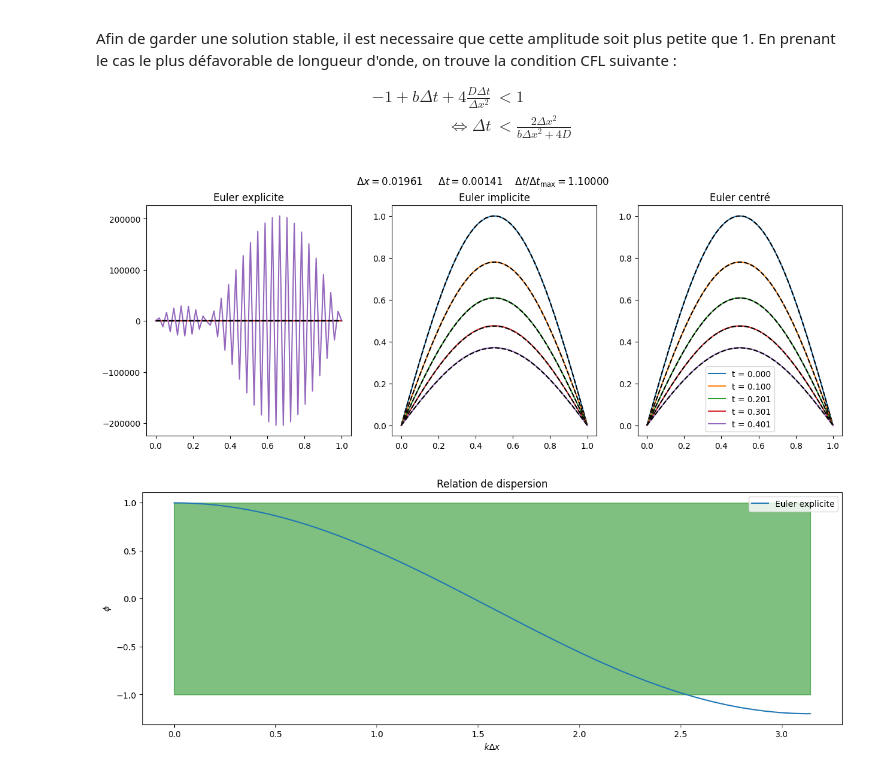
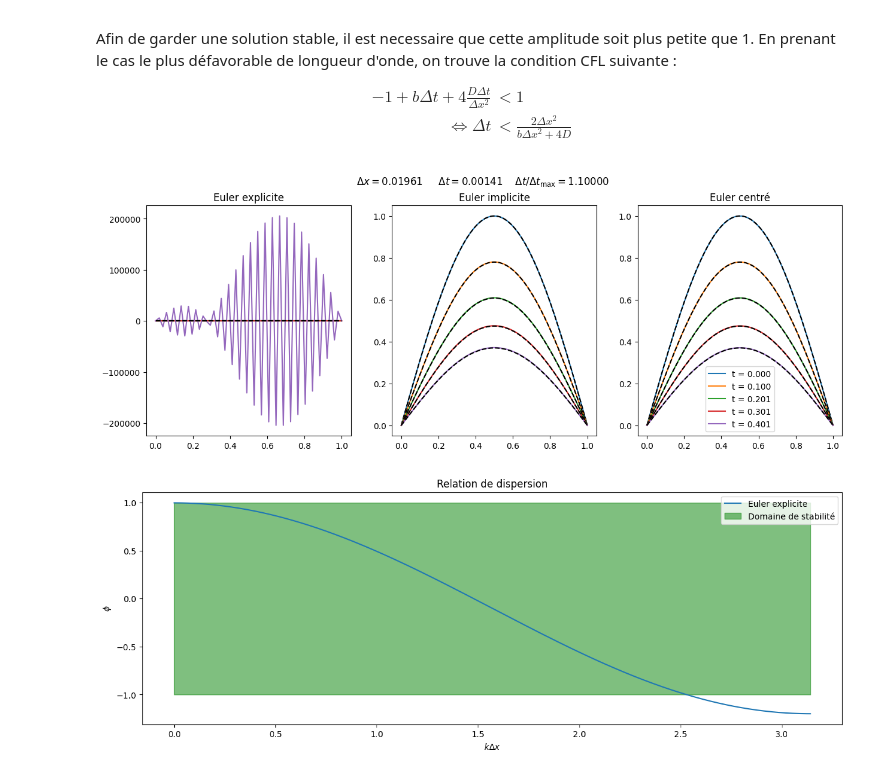
Before and after one commit to sablonl/LPHYS1303-Notebooks, a Jupyter notebook: Diffusion_FD.ipynb, the cells around one changed output. Drawn from its saved outputs; the diff is of its cells as text; code cells hidden in the pictures.

Commit message:
label

```diff
--- a/Diffusion_FD.ipynb
+++ b/Diffusion_FD.ipynb
@@ -356,34 +356,34 @@ for t_idx in t_idx_plot:
     ax[1].set_title('Euler implicite')
     ax[2].plot(x, u_CN[t_idx,:], label = 't = %.3f' % t[t_idx])
     ax[2].plot(x_analytique, u_analytique[t_idx], 'k--')
     ax[2].set_title('Euler centré')
     ax[2].legend()
 
 fig.suptitle('$\Delta x = %.5f$ \t $\Delta t = %.5f$ \t ${\Delta t}/{\Delta t_\mathrm{max}} = %.5f$' % (dx, dt, dt/dt_max))
 plt.show()
 
 # Plot la relation de dispersion pour Euler explicite
 # 1-b\Delta t-4\lambda\sin^2\left(\frac{k\Delta x}{2}\right) pour k\Delta x \in [0, pi]
 kdx = np.linspace(0, np.pi, 1000)
 lmb = D_scalar * dt / dx**2
 relation_dispersion_explicit = 1 - b_scalar * dt - 4 * lmb * np.sin(kdx/2)**2
 
 fig_dispersion, ax_dispersion = plt.subplots(figsize=(15, 5))
 
 ax_dispersion.plot(kdx, relation_dispersion_explicit, label='Euler explicite')
 # Color the area where the scheme is stable (-1 < y < 1) in green
-ax_dispersion.fill_between(kdx, -1, 1, color='green', alpha=0.5)
+ax_dispersion.fill_between(kdx, -1, 1, color='green', alpha=0.5, label='Domaine de stabilité')
 ax_dispersion.set_xlabel('$k\Delta x$')
 ax_dispersion.set_ylabel('$\phi$')
 ax_dispersion.set_title('Relation de dispersion')
 ax_dispersion.legend()
 
 plt.show()
 
 # Pourquoi si dx est grand, la solution semble stable même au delà de la condition de stabilité?
 # TODO : ajouter les relations de dispersion pour les autres schémas
 # %% [output]
 [figure]
-[figure, old version]
+[figure, new version]
 # %%
 %reset -f
```
